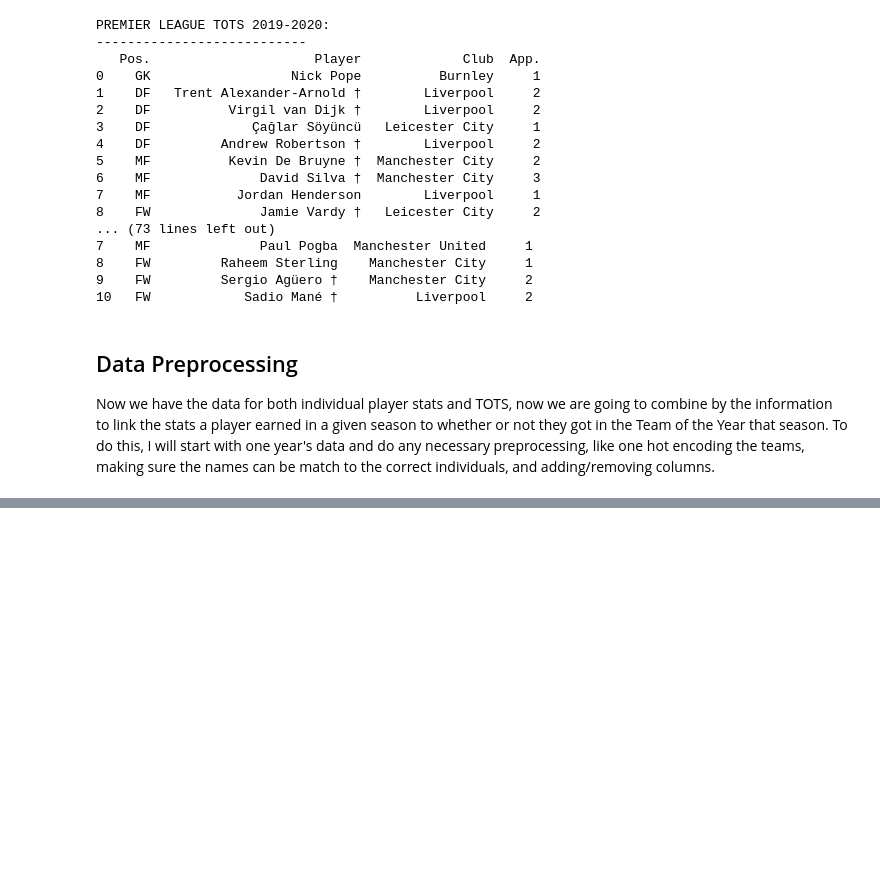
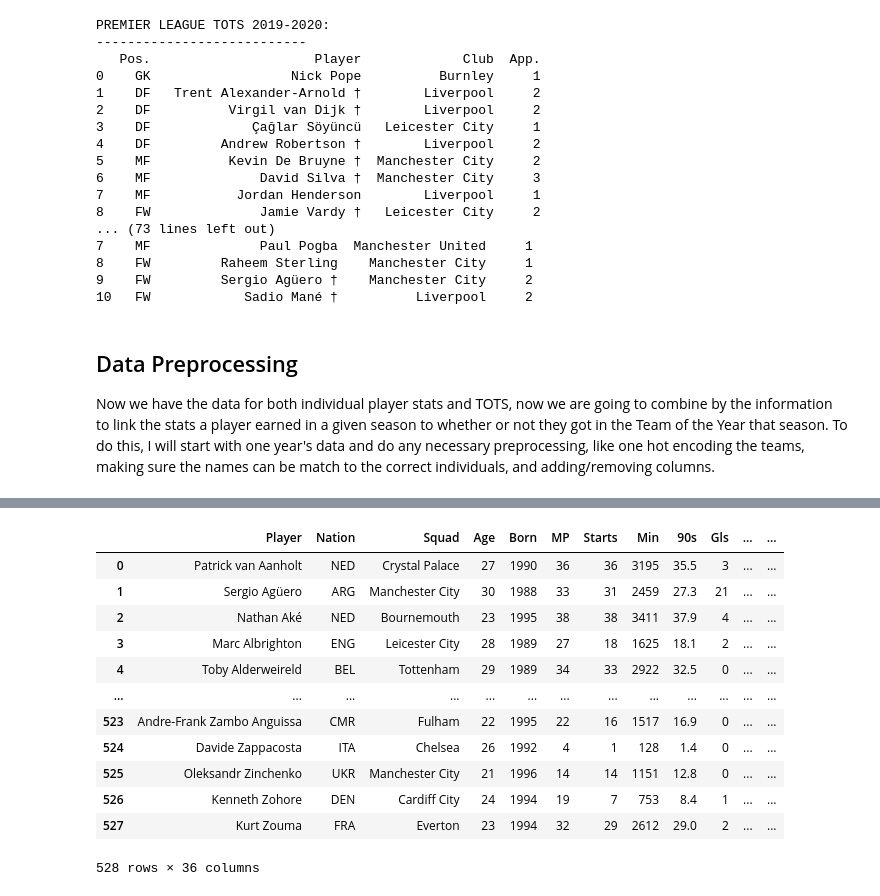
Before and after one commit to Marcos-Zertuche/PL-Player-Forecast, a Jupyter notebook: Practice/WebScrape.ipynb, the cells around one changed output, grey strips where cells are left out. Drawn from its saved outputs; the diff is of its cells as text; code cells hidden in the pictures; blank space fills up the shorter version.

```diff
--- a/Practice/WebScrape.ipynb
+++ b/Practice/WebScrape.ipynb
@@ -320,0 +372,17 @@ merged_df_2022_2023
+# %%
+"""2018-2019"""
+merged_dataframes[1]
+# %% [output]
+|  | Player | Nation | Squad | Age | Born | MP | Starts | Min | 90s | Gls | ... | ... |
+| 0 | Patrick van Aanholt | NED | Crystal Palace | 27 | 1990 | 36 | 36 | 3195 | 35.5 | 3 | ... | ... |
+| 1 | Sergio Agüero | ARG | Manchester City | 30 | 1988 | 33 | 31 | 2459 | 27.3 | 21 | ... | ... |
+| 2 | Nathan Aké | NED | Bournemouth | 23 | 1995 | 38 | 38 | 3411 | 37.9 | 4 | ... | ... |
+| 3 | Marc Albrighton | ENG | Leicester City | 28 | 1989 | 27 | 18 | 1625 | 18.1 | 2 | ... | ... |
+| 4 | Toby Alderweireld | BEL | Tottenham | 29 | 1989 | 34 | 33 | 2922 | 32.5 | 0 | ... | ... |
+| ... | ... | ... | ... | ... | ... | ... | ... | ... | ... | ... | ... | ... |
+| 523 | Andre-Frank Zambo Anguissa | CMR | Fulham | 22 | 1995 | 22 | 16 | 1517 | 16.9 | 0 | ... | ... |
+| 524 | Davide Zappacosta | ITA | Chelsea | 26 | 1992 | 4 | 1 | 128 | 1.4 | 0 | ... | ... |
+| 525 | Oleksandr Zinchenko | UKR | Manchester City | 21 | 1996 | 14 | 14 | 1151 | 12.8 | 0 | ... | ... |
+| 526 | Kenneth Zohore | DEN | Cardiff City | 24 | 1994 | 19 | 7 | 753 | 8.4 | 1 | ... | ... |
+| 527 | Kurt Zouma | FRA | Everton | 23 | 1994 | 32 | 29 | 2612 | 29.0 | 2 | ... | ... |
+528 rows × 36 columns
```
Also changed, not shown: parts of 7 cells of this notebook.
